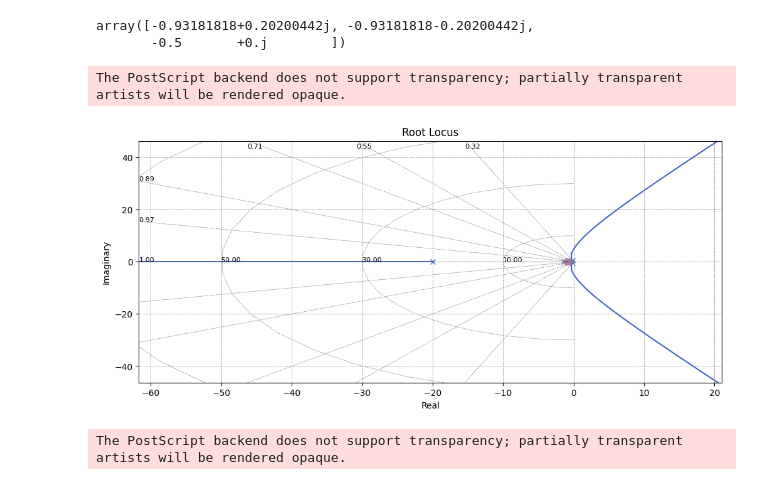
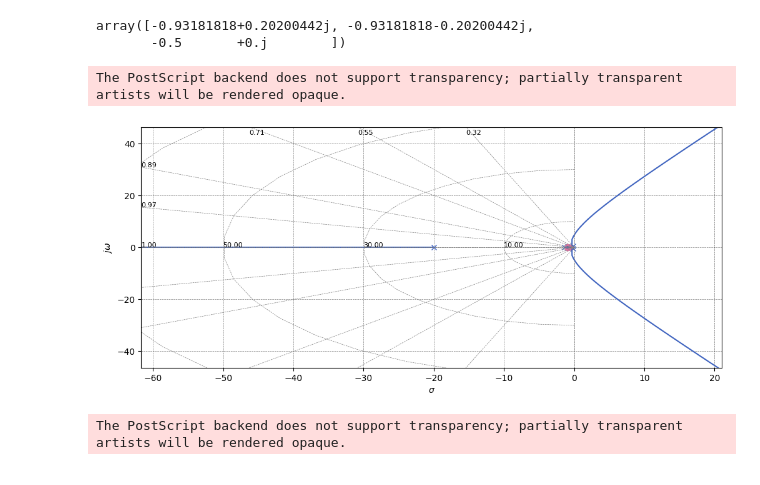
Before and after one commit to ErickNMA/Inst._Ind., a Jupyter notebook: Analise Dinamica de Sensores/item4.ipynb, the cells around one changed output. Drawn from its saved outputs; the diff is of its cells as text; code cells hidden in the pictures.

```diff
--- a/Analise Dinamica de Sensores/item4.ipynb
+++ b/Analise Dinamica de Sensores/item4.ipynb
@@ -44,10 +44,13 @@ array([-0.93181818+0.20200442j, -0.93181818-0.20200442j,
        -0.5       +0.j        ])
 # %%
 rl = ct.root_locus(sys)
+plt.title('')
+plt.xlabel('$\sigma$')
+plt.ylabel('$j\omega$')
 plt.savefig('curves/rl4.eps', dpi=600, transparent=True, bbox_inches='tight')
 # %% [output]
 The PostScript backend does not support transparency; partially transparent artists will be rendered opaque.
-[figure, old version]
+[figure, new version]
 # %%
 bd = ct.bode(H, dB=True)
 plt.xlabel('Frequência [rad/s]')
```
Also changed, not shown: 13 other files.
